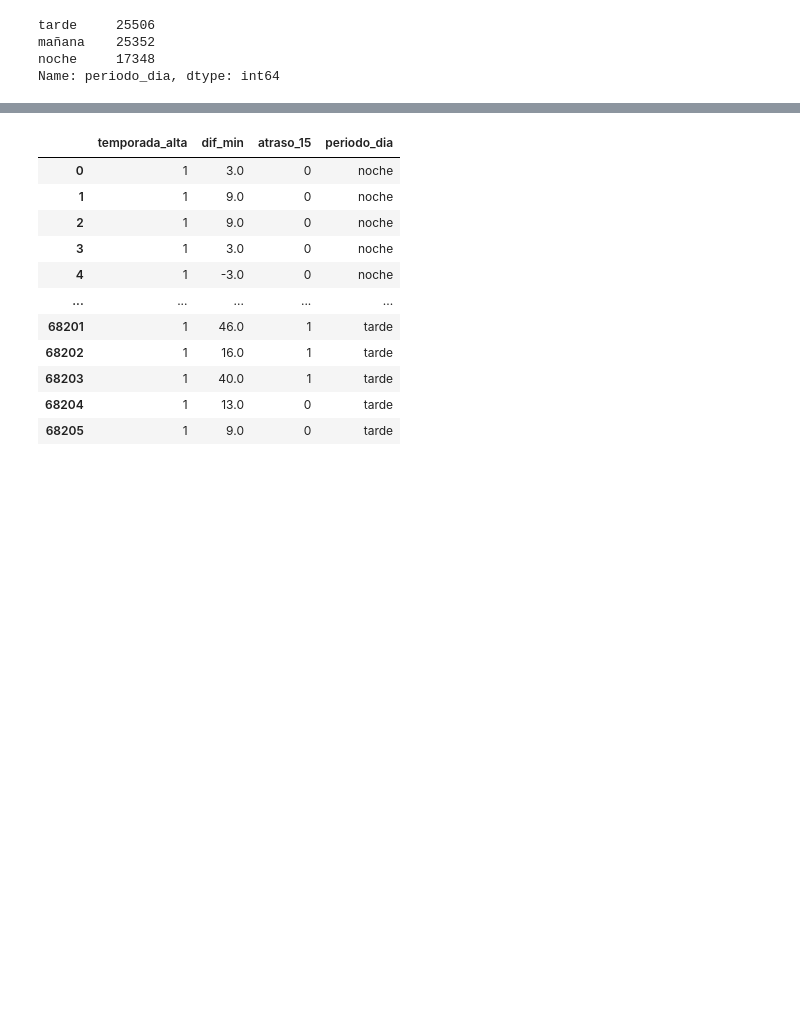
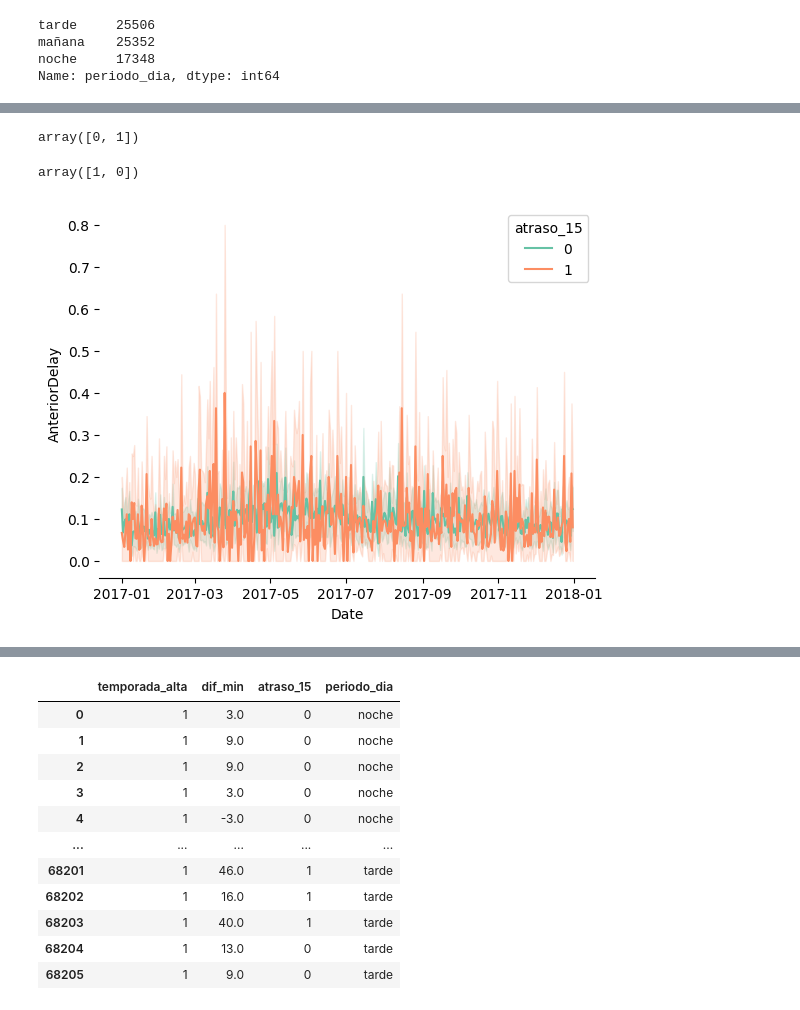
Before and after one commit to CarlosUrteaga/latam-ds-challenge, a Jupyter notebook: latam_challenge/notebook/LAT-004-Data-Augmentation.ipynb, the cells around one changed output, grey strips where cells are left out. Drawn from its saved outputs; the diff is of its cells as text; code cells hidden in the pictures; blank space fills up the shorter version.

```diff
--- a/latam_challenge/notebook/LAT-004-Data-Augmentation.ipynb
+++ b/latam_challenge/notebook/LAT-004-Data-Augmentation.ipynb
@@ -237,0 +218,4 @@ df
+# %%
+df["Early"] = df[DIF_MIN].shift(-1)
+df.loc[df["Early"]>=0, 'AnteriorEarly'] = 0
+df.loc[df["Early"]<0, 'AnteriorEarly'] = 1
@@ -237,0 +243,6 @@ df
+# %%
+df2 = df.sort_values(FECHAI)
+df2.reset_index(inplace=True, drop=True)
+
+df2['deltaF'] = df2[DIF_MIN].diff()
+#df2['deltaF_s']  = df2.deltaF.dt.seconds
@@ -237,0 +259,9 @@ df
+# %%
+df2.loc[(df2['deltaF_s'].isna()) & (df2[ATRASO_15]==1), 'deltaF_s'] = 15*60
+df2.loc[(df2['deltaF_s'].isna()), 'deltaF_s'] = 0
+df2['deltaF_s']  = df2.deltaF_s.astype(int)
+df2['AnteriorDelay'] = 0
+df2.loc[df2.deltaF_s>15*60, 'AnteriorDelay']= 1
+
+del df2['deltaF']
+del df2['deltaF_s']
@@ -237,0 +284,13 @@ df
+# %%
+df2.AnteriorDelay.unique()
+# %% [output]
+array([0, 1])
+# %%
+df2.AnteriorEarly.unique()
+# %% [output]
+array([1, 0])
+# %%
+sns.lineplot(x=DATE, y = 'AnteriorDelay', data = df2, hue=ATRASO_15, palette = sns.color_palette("Set2",2))# palette = sns.color_palette("Paired",1))
+sns.despine(left=True)
+# %% [output]
+[figure, added]
```
Also changed, not shown: parts of 12 cells of this notebook, 1 other file.
